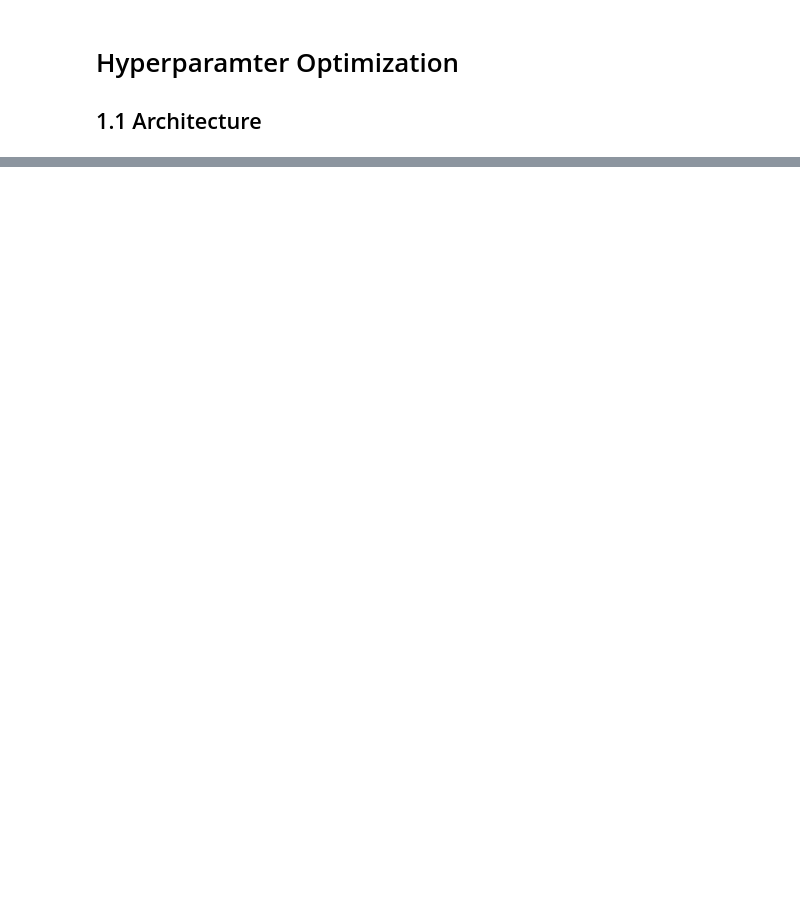
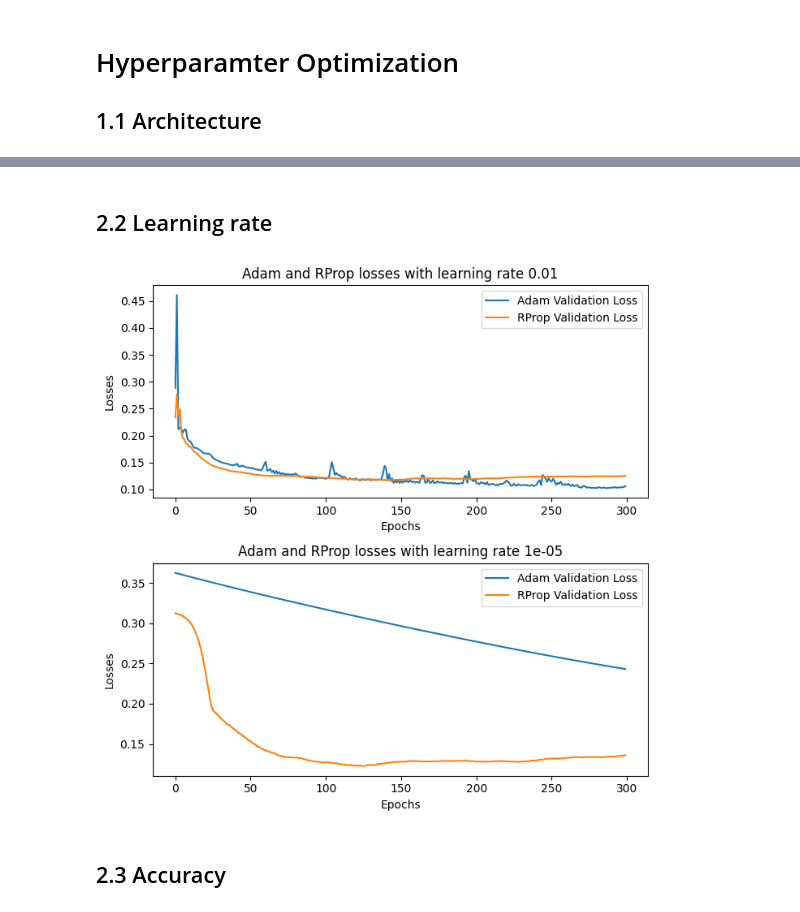
Before and after one commit to Klairgo/COS-711-Assignment-2, a Jupyter notebook: u21555258.ipynb, the cells around one changed output, grey strips where cells are left out. Cells and saved outputs as stored; diff of their text form; code cells hidden in the pictures; blank space fills up the shorter version.

```diff
--- a/u21555258.ipynb
+++ b/u21555258.ipynb
@@ -537 +903,57 @@ class NeuralNetwork():
+# %% [markdown]
+## 2.2 Learning rate
+# %%
+
+act_funct = nn.Tanh()
+num_epochs = 300
+learning_rate = [0.01, 0.00001]
+
+fig,pos = plt.subplots(len(learning_rate),1,figsize=(7,7))
+
+for i in range(len(learning_rate)):
+
+    stack = nn.Sequential(
+        nn.Linear(12, 128),
+        act_funct,
+        nn.Linear(128, 128),
+        act_funct,
+        nn.Linear(128, 128),
+        act_funct,
+        nn.Linear(128, 32),
+        act_funct,
+        nn.Linear(32, 3),
+    )
+
+    model = NeuralNetwork(nn.MSELoss(), num_epochs , stack, learning_rate[i], df, optim.Rprop)
+    epoch_accuracy_train, epoch_accuracy_val, epoch_loss, epoch_val_loss = model.run_full(False, True)
+
+    stack = nn.Sequential(
+        nn.Linear(12, 128),
+        act_funct,
+        nn.Linear(128, 128),
+        act_funct,
+        nn.Linear(128, 128),
+        act_funct,
+        nn.Linear(128, 32),
+        act_funct,
+        nn.Linear(32, 3),
+    )
+
+    model = NeuralNetwork(nn.MSELoss(), num_epochs , stack, learning_rate[i], df, optim.Adam)
+    epoch_accuracy_train_a, epoch_accuracy_val_a, epoch_loss_a, epoch_val_loss_a = model.run_full(False, True)
+
+    pos[i].plot(range(num_epochs),epoch_val_loss_a, label="Adam Validation Loss")
+    pos[i].plot(range(num_epochs),epoch_val_loss, label="RProp Validation Loss")
+    pos[i].set_xlabel("Epochs")
+    pos[i].set_ylabel("Losses")
+    pos[i].set_title(f"Adam and RProp losses with learning rate {learning_rate[i]}")
+    pos[i].legend()
+
+
+
+plt.tight_layout()
+# %% [output]
+[figure, added]
+# %% [markdown]
+## 2.3 Accuracy
 # %%
```
Also changed, not shown: parts of 16 cells of this notebook.
